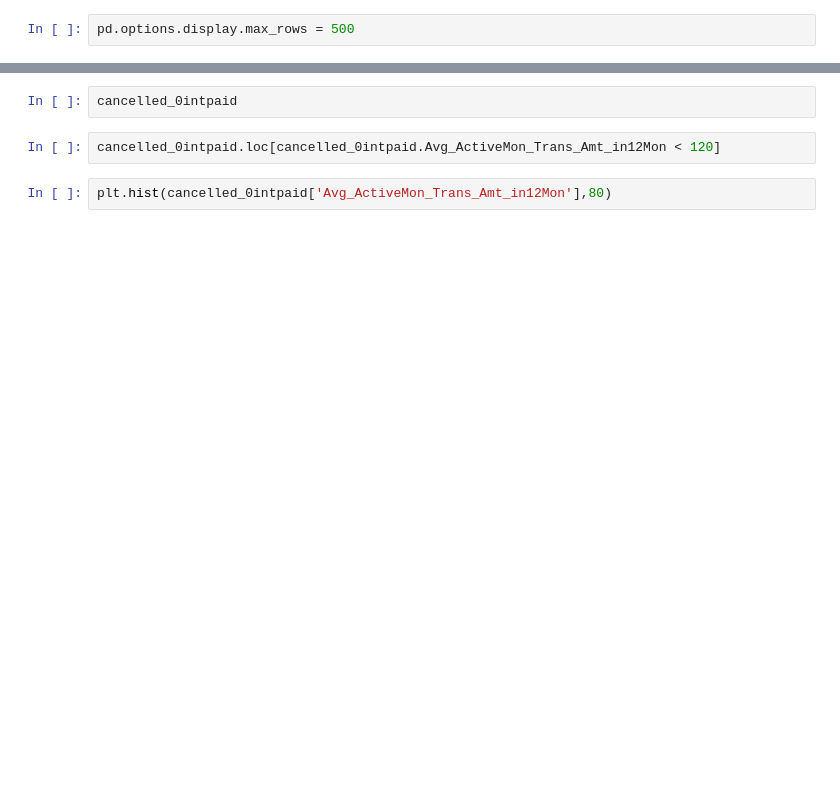
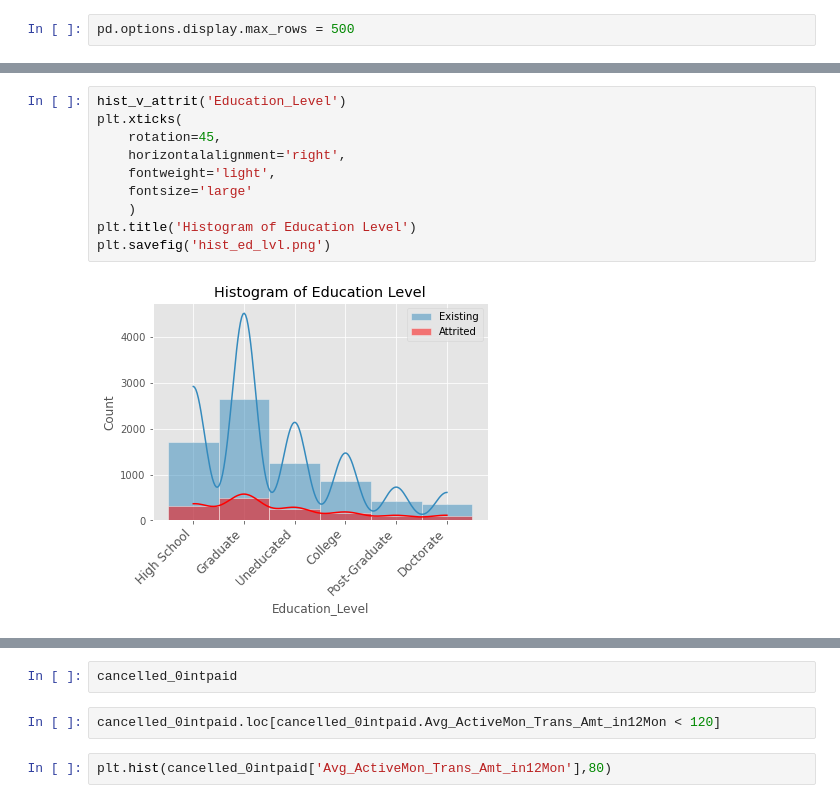
Before and after one commit to nxnlim/Python_Project, a Jupyter notebook: Project_Notebook.ipynb, the cells around one changed output, grey strips where cells are left out. Drawn from its saved outputs; the diff is of its cells as text; blank space fills up the shorter version.

```diff
--- a/Project_Notebook.ipynb
+++ b/Project_Notebook.ipynb
@@ -208,0 +98,12 @@ cancelled_0intpaid['Avg_ActiveMon_Trans_Amt_in12Mon'] = cancelled_0intpaid['Tota
+# %%
+hist_v_attrit('Education_Level')
+plt.xticks(
+    rotation=45,
+    horizontalalignment='right',
+    fontweight='light',
+    fontsize='large'
+    )
+plt.title('Histogram of Education Level')
+plt.savefig('hist_ed_lvl.png')
+# %% [output]
+[figure, added]
```
Also changed, not shown: parts of 77 cells of this notebook, 1 other file.
